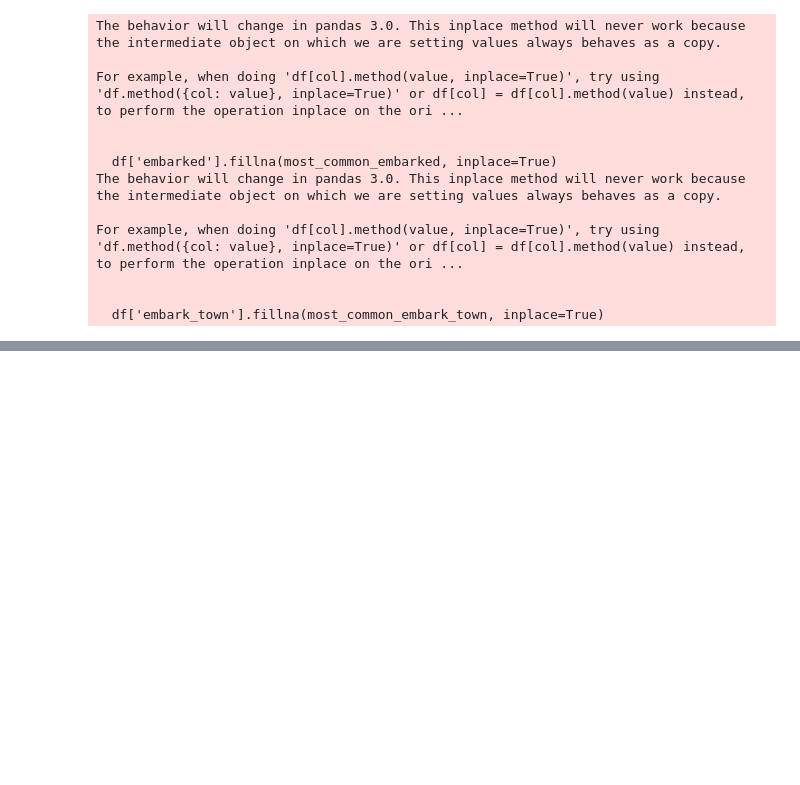
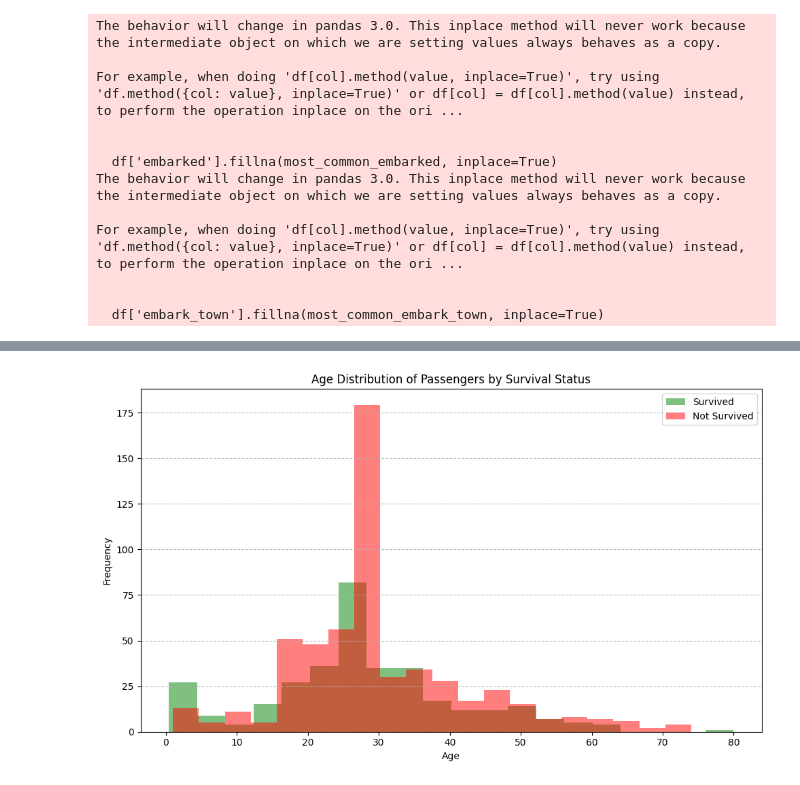
Before and after one commit to eslami200117/Data-Science, a Jupyter notebook: CA2/CA2.ipynb, the cells around one changed output, grey strips where cells are left out. Cells and saved outputs as stored; diff of their text form; code cells hidden in the pictures; blank space fills up the shorter version.

```diff
--- a/CA2/CA2.ipynb
+++ b/CA2/CA2.ipynb
@@ -219,0 +303,17 @@ For example, when doing 'df[col].method(value, inplace=True)', try using 'df.met
+# %%
+survived = df[df['survived'] == 1]['age']
+not_survived = df[df['survived'] == 0]['age']
+
+# Plotting
+plt.figure(figsize=(10, 6))
+plt.hist(survived, bins=20, alpha=0.5, color='green', label='Survived')
+plt.hist(not_survived, bins=20, alpha=0.5, color='red', label='Not Survived')
+plt.title('Age Distribution of Passengers by Survival Status')
+plt.xlabel('Age')
+plt.ylabel('Frequency')
+plt.legend()
+plt.grid(axis='y', linestyle='--', alpha=0.8)
+plt.tight_layout()
+plt.show()
+# %% [output]
+[figure, added]
```
Also changed, not shown: parts of 10 cells of this notebook.
